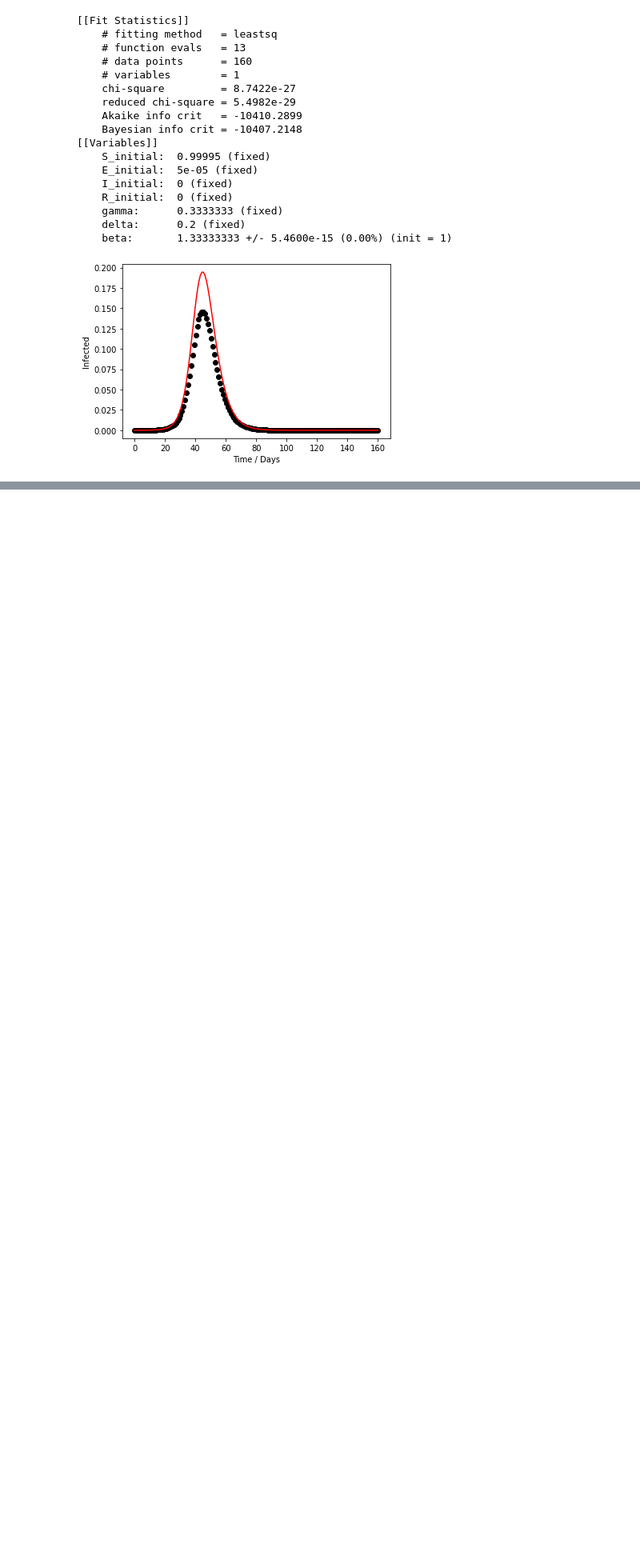
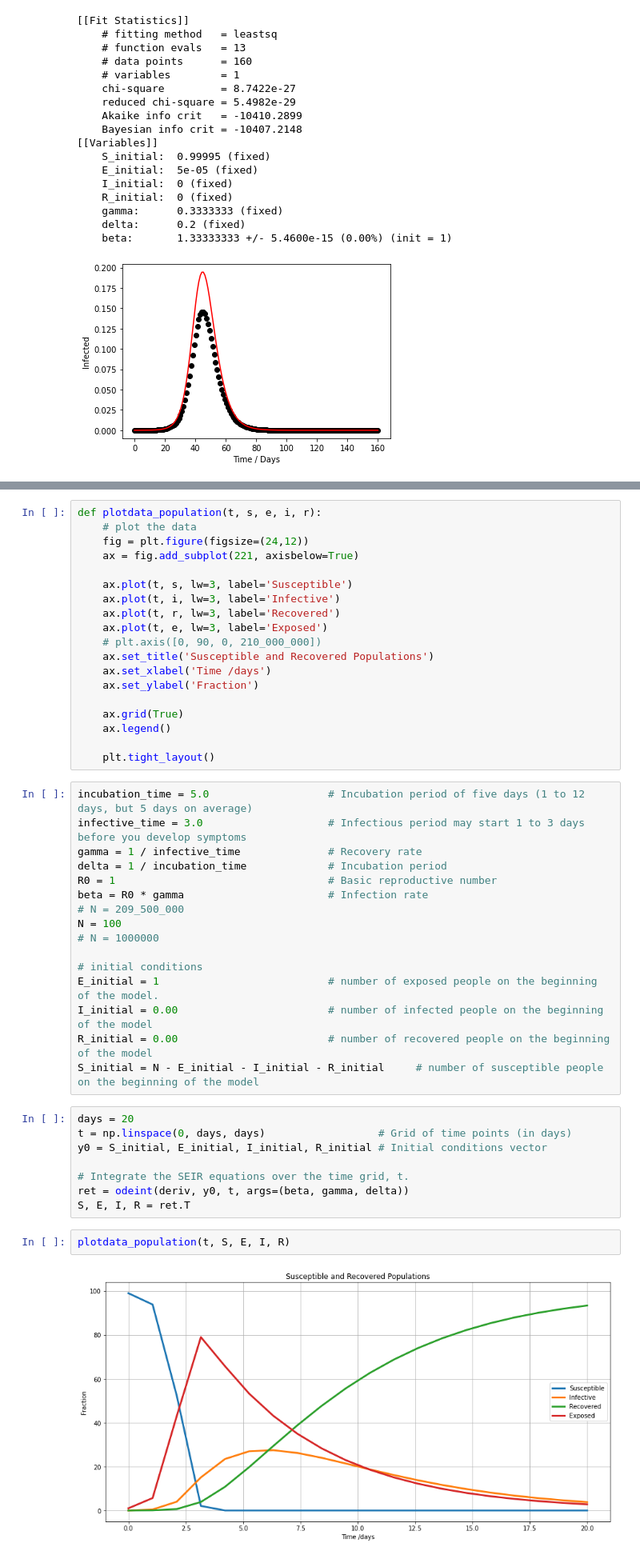
Before and after one commit to raydangaspar/covid-19, a Jupyter notebook: Modelling.ipynb, the cells around one changed output, grey strips where cells are left out. Shown: that part at 80% size. Drawn from its saved outputs; the diff is of its cells as text; blank space fills up the shorter version.

```diff
--- a/Modelling.ipynb
+++ b/Modelling.ipynb
@@ -424,0 +448,47 @@ plt.show();
+# %%
+def plotdata_population(t, s, e, i, r):
+    # plot the data
+    fig = plt.figure(figsize=(24,12))
+    ax = fig.add_subplot(221, axisbelow=True)
+
+    ax.plot(t, s, lw=3, label='Susceptible')
+    ax.plot(t, i, lw=3, label='Infective')
+    ax.plot(t, r, lw=3, label='Recovered')
+    ax.plot(t, e, lw=3, label='Exposed')
+    # plt.axis([0, 90, 0, 210_000_000])
+    ax.set_title('Susceptible and Recovered Populations')
+    ax.set_xlabel('Time /days')
+    ax.set_ylabel('Fraction')
+
+    ax.grid(True)
+    ax.legend()
+
+    plt.tight_layout()
+# %%
+incubation_time = 5.0                   # Incubation period of five days (1 to 12 days, but 5 days on average)
+infective_time = 3.0                    # Infectious period may start 1 to 3 days before you develop symptoms
+gamma = 1 / infective_time              # Recovery rate
+delta = 1 / incubation_time             # Incubation period
+R0 = 1                                  # Basic reproductive number
+beta = R0 * gamma                       # Infection rate
+# N = 209_500_000
+N = 100
+# N = 1000000
+
+# initial conditions
+E_initial = 1                           # number of exposed people on the beginning of the model.
+I_initial = 0.00                        # number of infected people on the beginning of the model
+R_initial = 0.00                        # number of recovered people on the beginning of the model
+S_initial = N - E_initial - I_initial - R_initial     # number of susceptible people on the beginning of the model
+# %%
+days = 20
+t = np.linspace(0, days, days)                  # Grid of time points (in days)
+y0 = S_initial, E_initial, I_initial, R_initial # Initial conditions vector
+
+# Integrate the SEIR equations over the time grid, t.
+ret = odeint(deriv, y0, t, args=(beta, gamma, delta))
+S, E, I, R = ret.T
+# %%
+plotdata_population(t, S, E, I, R)
+# %% [output]
+[figure, added]
```
Also changed, not shown: parts of 10 cells of this notebook.
